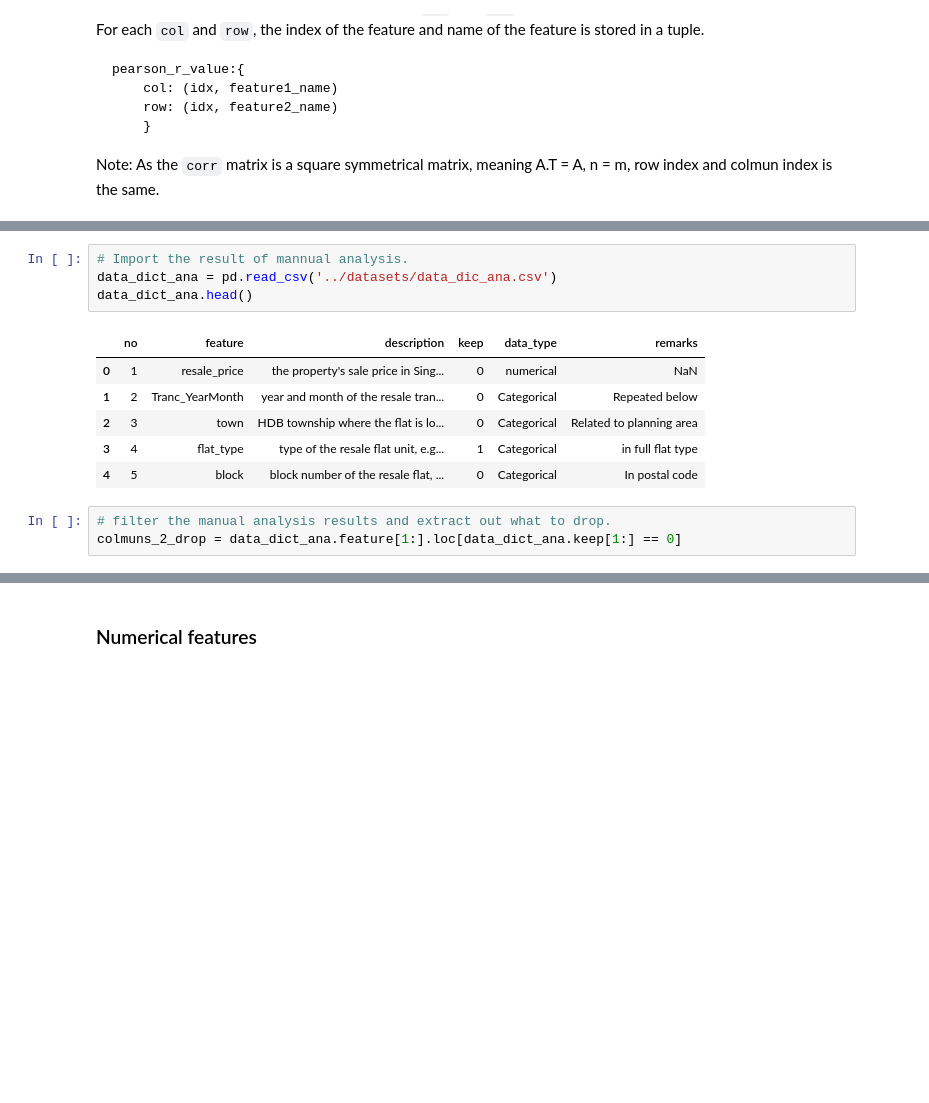
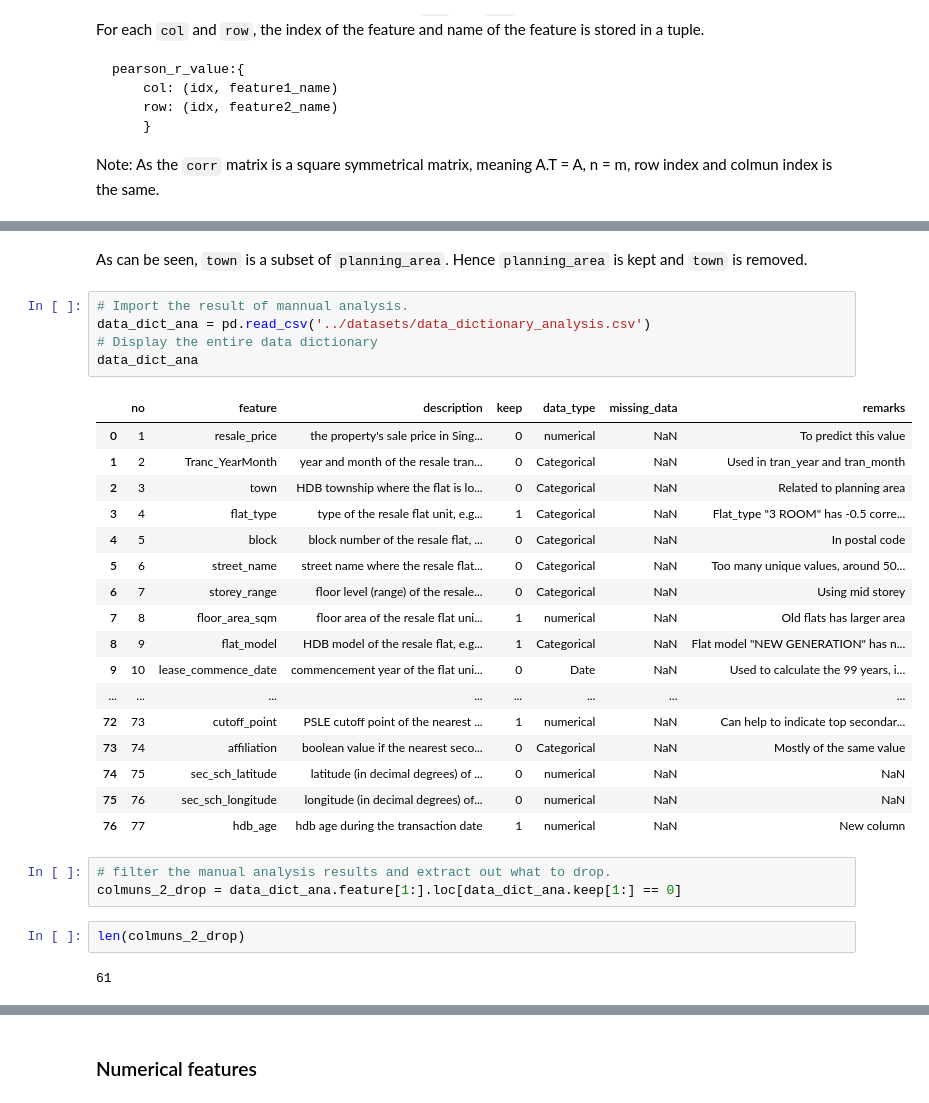
Before and after one commit to Luke-zm/DSI_Proj, a Jupyter notebook: project_2/code/house_EDA.ipynb, the cells around one changed output, grey strips where cells are left out. Saved outputs shown, nothing was run; the diff lists cells and outputs as text; blank space fills up the shorter version.

```diff
--- a/project_2/code/house_EDA.ipynb
+++ b/project_2/code/house_EDA.ipynb
@@ -457,14 +424,32 @@ For further elaboration on why the feature is dropped, refer to remarks in `data
+# %% [markdown]
+As can be seen, `town` is a subset of `planning_area`. Hence `planning_area` is kept and `town` is removed.
 # %%
 # Import the result of mannual analysis.
-data_dict_ana = pd.read_csv('../datasets/data_dic_ana.csv')
-data_dict_ana.head()
+data_dict_ana = pd.read_csv('../datasets/data_dictionary_analysis.csv')
+# Display the entire data dictionary
+data_dict_ana
 # %% [output]
-|  | no | feature | description | keep | data_type | remarks |
-| 0 | 1 | resale_price | the property's sale price in Sing... | 0 | numerical | NaN |
-| 1 | 2 | Tranc_YearMonth | year and month of the resale tran... | 0 | Categorical | Repeated below |
-| 2 | 3 | town | HDB township where the flat is lo... | 0 | Categorical | Related to planning area |
-| 3 | 4 | flat_type | type of the resale flat unit, e.g... | 1 | Categorical | in full flat type |
-| 4 | 5 | block | block number of the resale flat, ... | 0 | Categorical | In postal code |
+|  | no | feature | description | keep | data_type | missing_data | remarks |
+| 0 | 1 | resale_price | the property's sale price in Sing... | 0 | numerical | NaN | To predict this value |
+| 1 | 2 | Tranc_YearMonth | year and month of the resale tran... | 0 | Categorical | NaN | Used in tran_year and tran_month |
+| 2 | 3 | town | HDB township where the flat is lo... | 0 | Categorical | NaN | Related to planning area |
+| 3 | 4 | flat_type | type of the resale flat unit, e.g... | 1 | Categorical | NaN | Flat_type "3 ROOM" has -0.5 corre... |
+| 4 | 5 | block | block number of the resale flat, ... | 0 | Categorical | NaN | In postal code |
+| 5 | 6 | street_name | street name where the resale flat... | 0 | Categorical | NaN | Too many unique values, around 50... |
+| 6 | 7 | storey_range | floor level (range) of the resale... | 0 | Categorical | NaN | Using mid storey |
+| 7 | 8 | floor_area_sqm | floor area of the resale flat uni... | 1 | numerical | NaN | Old flats has larger area |
+| 8 | 9 | flat_model | HDB model of the resale flat, e.g... | 1 | Categorical | NaN | Flat model "NEW GENERATION" has n... |
+| 9 | 10 | lease_commence_date | commencement year of the flat uni... | 0 | Date | NaN | Used to calculate the 99 years, i... |
+| ... | ... | ... | ... | ... | ... | ... | ... |
+| 72 | 73 | cutoff_point | PSLE cutoff point of the nearest ... | 1 | numerical | NaN | Can help to indicate top secondar... |
+| 73 | 74 | affiliation | boolean value if the nearest seco... | 0 | Categorical | NaN | Mostly of the same value |
+| 74 | 75 | sec_sch_latitude | latitude (in decimal degrees) of ... | 0 | numerical | NaN | NaN |
+| 75 | 76 | sec_sch_longitude | longitude (in decimal degrees) of... | 0 | numerical | NaN | NaN |
+| 76 | 77 | hdb_age | hdb age during the transaction date | 1 | numerical | NaN | New column |
 # %%
 # filter the manual analysis results and extract out what to drop.
 colmuns_2_drop = data_dict_ana.feature[1:].loc[data_dict_ana.keep[1:] == 0]
+# %%
+len(colmuns_2_drop)
+# %% [output]
+61
```
Also changed, not shown: parts of 75 cells of this notebook, 8 other files.
